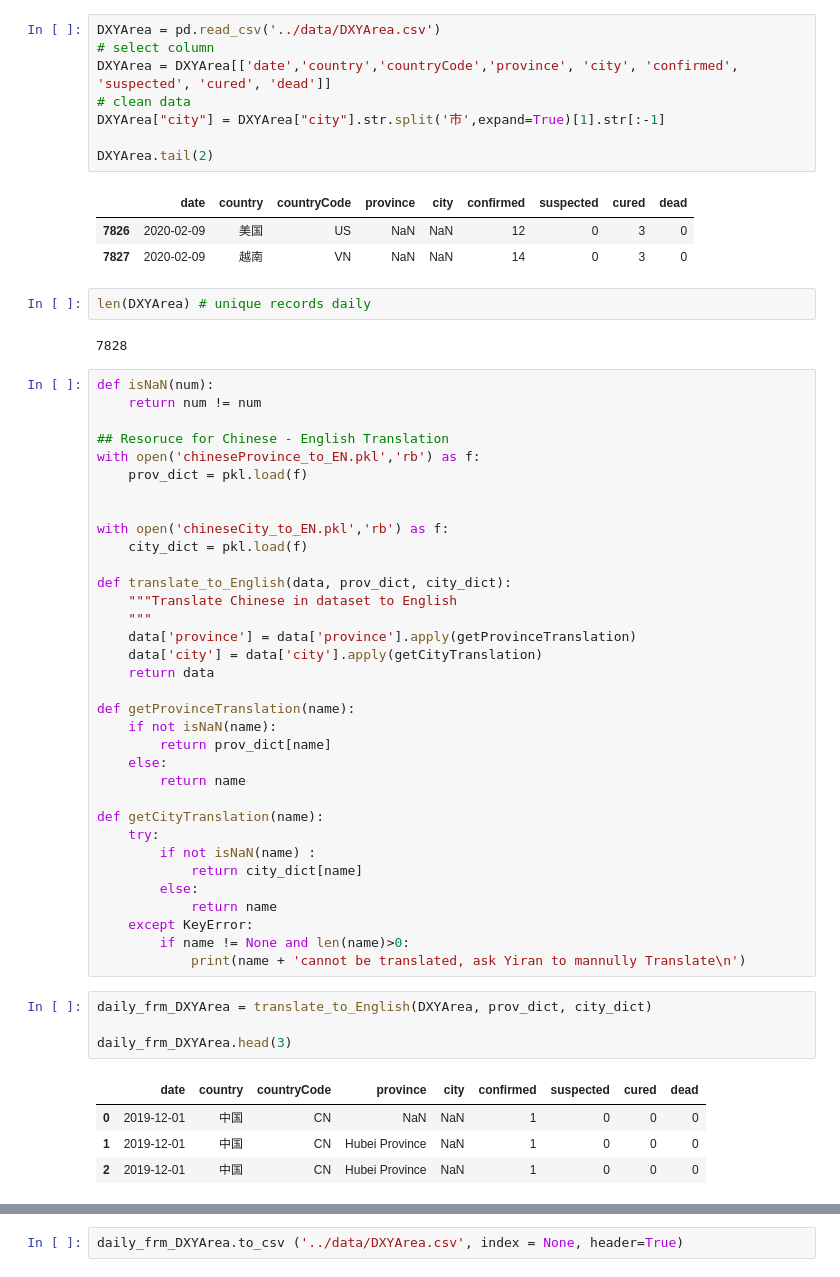
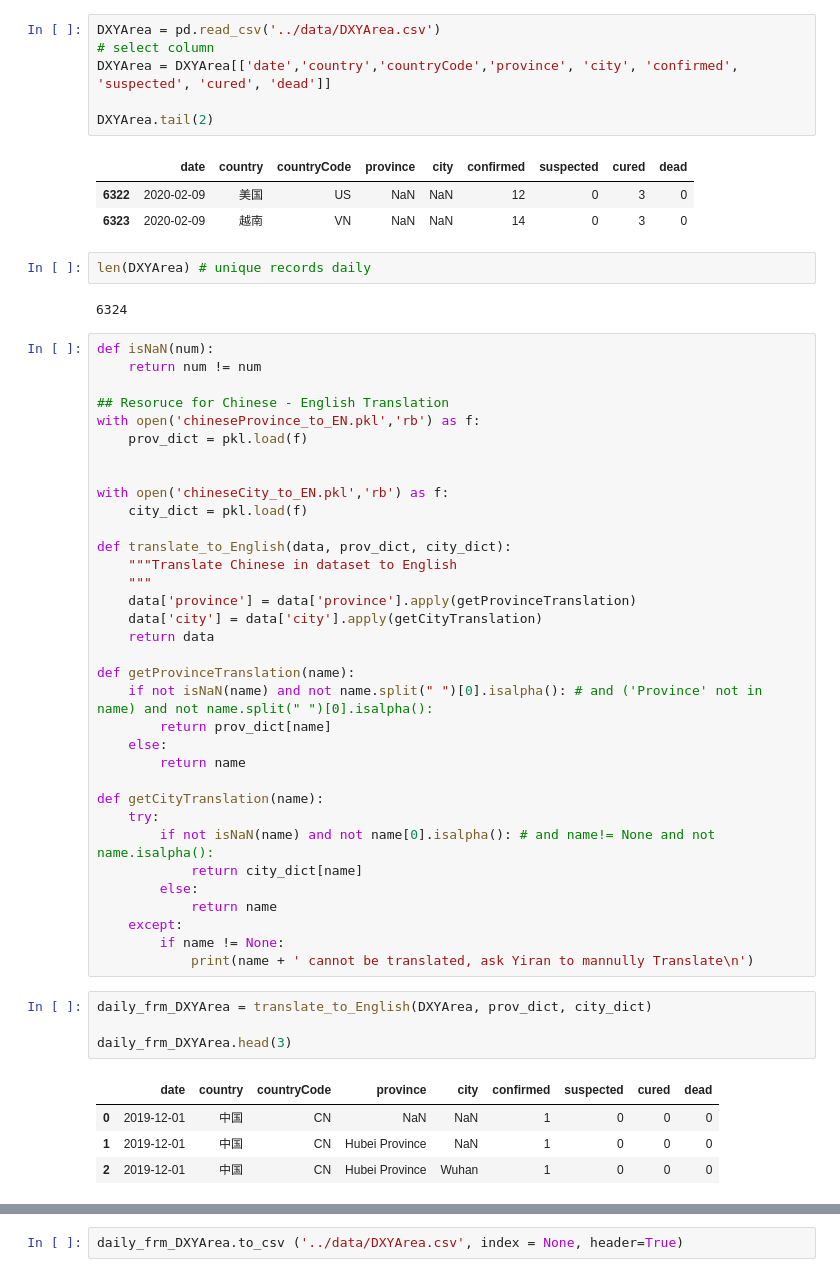
Before and after one commit to docligot/CoronaTracker-simulteModel, a Jupyter notebook: data_processing/DXY_AreaData_query.ipynb, the cells around one changed output, grey strips where cells are left out. Drawn from its saved outputs; the diff is of its cells as text.

```diff
--- a/data_processing/DXY_AreaData_query.ipynb
+++ b/data_processing/DXY_AreaData_query.ipynb
@@ -24,19 +23,17 @@ translator = Translator()
 # %%
 DXYArea = pd.read_csv('../data/DXYArea.csv')
 # select column
 DXYArea = DXYArea[['date','country','countryCode','province', 'city', 'confirmed', 'suspected', 'cured', 'dead']]
-# clean data
-DXYArea["city"] = DXYArea["city"].str.split('市',expand=True)[1].str[:-1]
 
 DXYArea.tail(2)
 # %% [output]
 |  | date | country | countryCode | province | city | confirmed | suspected | cured | dead |
-| 7826 | 2020-02-09 | 美国 | US | NaN | NaN | 12 | 0 | 3 | 0 |
-| 7827 | 2020-02-09 | 越南 | VN | NaN | NaN | 14 | 0 | 3 | 0 |
+| 6322 | 2020-02-09 | 美国 | US | NaN | NaN | 12 | 0 | 3 | 0 |
+| 6323 | 2020-02-09 | 越南 | VN | NaN | NaN | 14 | 0 | 3 | 0 |
 # %%
 len(DXYArea) # unique records daily
 # %% [output]
-7828
+6324
 # %%
 def isNaN(num):
     return num != num
@@ -57,20 +54,20 @@ def translate_to_English(data, prov_dict, city_dict):
     return data
 
 def getProvinceTranslation(name):
-    if not isNaN(name):
+    if not isNaN(name) and not name.split(" ")[0].isalpha(): # and ('Province' not in name) and not name.split(" ")[0].isalpha():
         return prov_dict[name]
     else:
         return name
 
 def getCityTranslation(name):
     try:
-        if not isNaN(name) :
+        if not isNaN(name) and not name[0].isalpha(): # and name!= None and not name.isalpha():
             return city_dict[name]
         else:
             return name
-    except KeyError:
-        if name != None and len(name)>0:
-            print(name + 'cannot be translated, ask Yiran to mannully Translate\n')
+    except:
+        if name != None:
+            print(name + ' cannot be translated, ask Yiran to mannully Translate\n')
 # %%
 daily_frm_DXYArea = translate_to_English(DXYArea, prov_dict, city_dict)
 
@@ -79,4 +76,4 @@ daily_frm_DXYArea.head(3)
 |  | date | country | countryCode | province | city | confirmed | suspected | cured | dead |
 | 0 | 2019-12-01 | 中国 | CN | NaN | NaN | 1 | 0 | 0 | 0 |
 | 1 | 2019-12-01 | 中国 | CN | Hubei Province | NaN | 1 | 0 | 0 | 0 |
-| 2 | 2019-12-01 | 中国 | CN | Hubei Province | NaN | 1 | 0 | 0 | 0 |
+| 2 | 2019-12-01 | 中国 | CN | Hubei Province | Wuhan | 1 | 0 | 0 | 0 |
```
Also changed, not shown: parts of 3 cells of this notebook, 8 other files.
